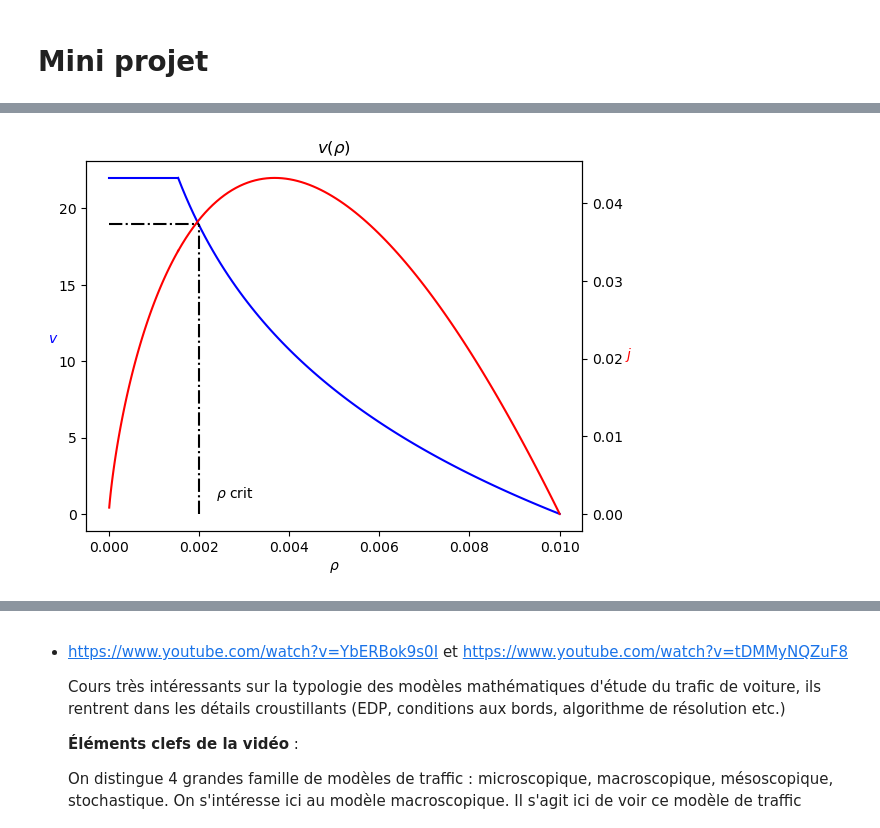
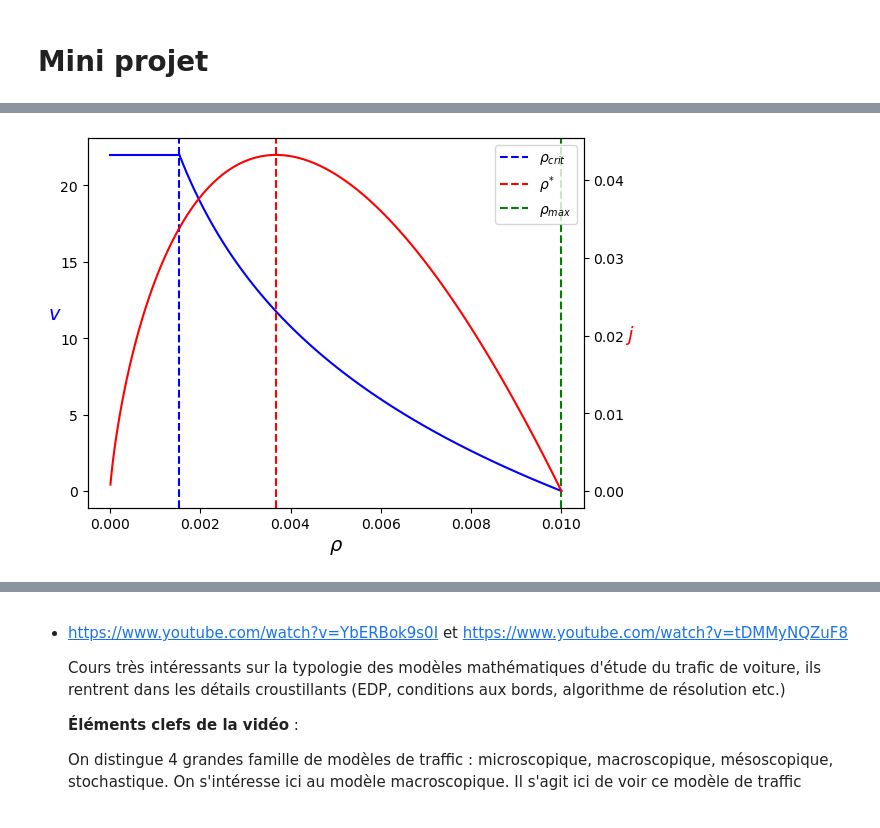
Before and after one commit to ThibautLavenant/phyMod_miniproject, a Jupyter notebook: MiniProject.ipynb, the cells around one changed output, grey strips where cells are left out. Cells and saved outputs as stored; diff of their text form; code cells hidden in the pictures.

```diff
--- a/MiniProject.ipynb
+++ b/MiniProject.ipynb
@@ -125,37 +130,37 @@ https://ichi.pro/fr/simulation-du-flux-de-trafic-en-python-261815490433551
 # %%
 import numpy as np
 import matplotlib.pyplot as plt
 
-rho_max = 1/100 #route de L=200m
+rho_max = 1/100 #route de L=100m
 v_max = 22 #m/s
 rho_crit = 1/650
+rho_etoile = 1/(100*np.exp(1))
 
 def v(rho):
     return np.log(rho_max/rho)*v_max*1/(np.log(rho_max/rho_crit))
 
 def j(rho):
     return rho*v(rho)
 
 x0 = np.linspace(1e-5, rho_crit,100)
 x = np.linspace(rho_crit,rho_max,100)
 
 fig, ax1 = plt.subplots()
 ax1.plot(x0,[v_max]*len(x0), 'b-')
-ax1.set_xlabel(r"$\rho$")
-ax1.set_ylabel(r"$v$", color = 'b', rotation=0)
+ax1.set_xlabel(r"$\rho$", fontsize = 14)
+ax1.set_ylabel(r"$v$", color = 'b', rotation=0, fontweight = 'bold', fontsize = 14)
 ax1.plot(x,v(x), 'b-')
-ax1.plot((0.002, 0.002), (0, 19), '-.k')
-ax1.plot((0, 0.002), (19, 19), '-.k')
-ax1.text(0.3, 0.1,r'$\rho$ crit', horizontalalignment='center',verticalalignment='center',transform=ax1.transAxes)
+ax1.axvline(x=rho_crit,color='blue',linestyle='--', label = r"$\rho_{crit}$")
+ax1.axvline(x=rho_etoile,color='red',linestyle='--', label = r"$\rho^{*}$")
+ax1.axvline(x=rho_max,color='green',linestyle='--', label = r"$\rho_{max}$")
+ax1.legend(loc='upper right')
 
 ax2 = ax1.twinx()
 ax2.plot(x0,j(x0), color = 'r')
 ax2.plot(x,j(x), color ='r')
-ax2.set_ylabel(r"$j$", color = 'r', rotation=0)
+ax2.set_ylabel(r"$j$", color = 'r', rotation=0, fontweight ='bold', fontsize = 14)
 
-plt.xlabel(r"$\rho$")
-plt.title(r"$v(\rho)$")
 plt.show()
 # %% [output]
-[figure, old version]
+[figure, new version]
 # %% [markdown]
```
Also changed, not shown: parts of 4 cells of this notebook.
